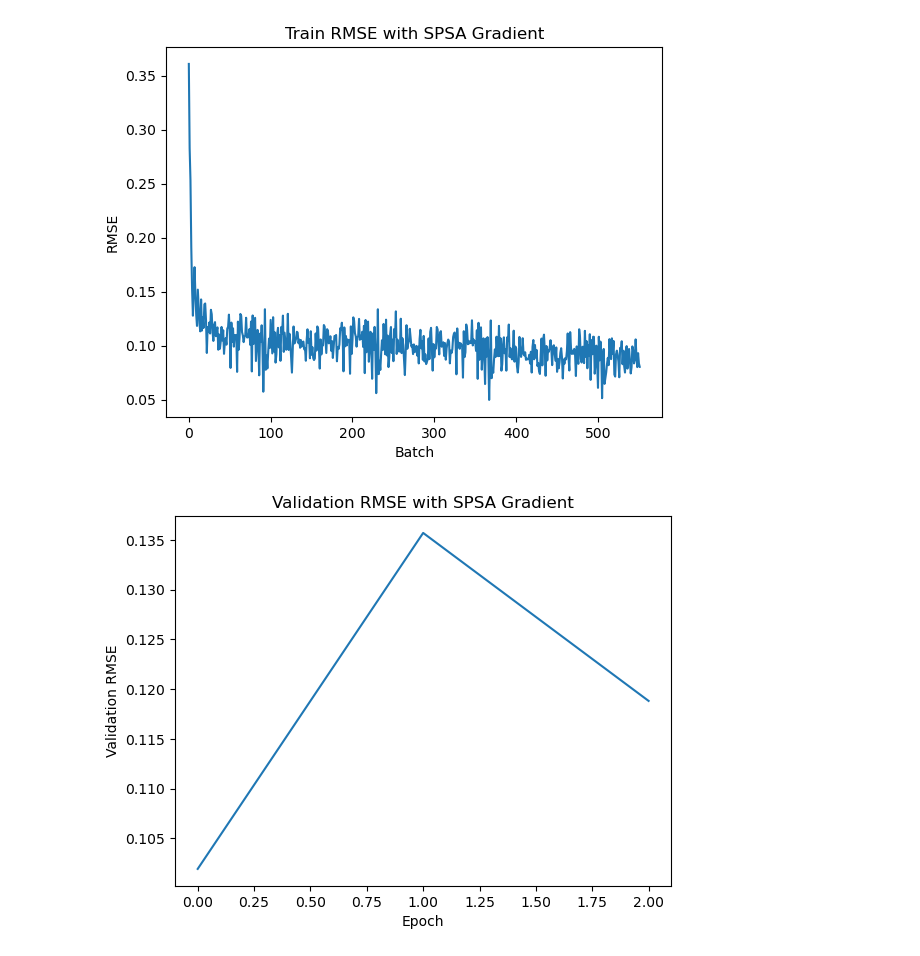
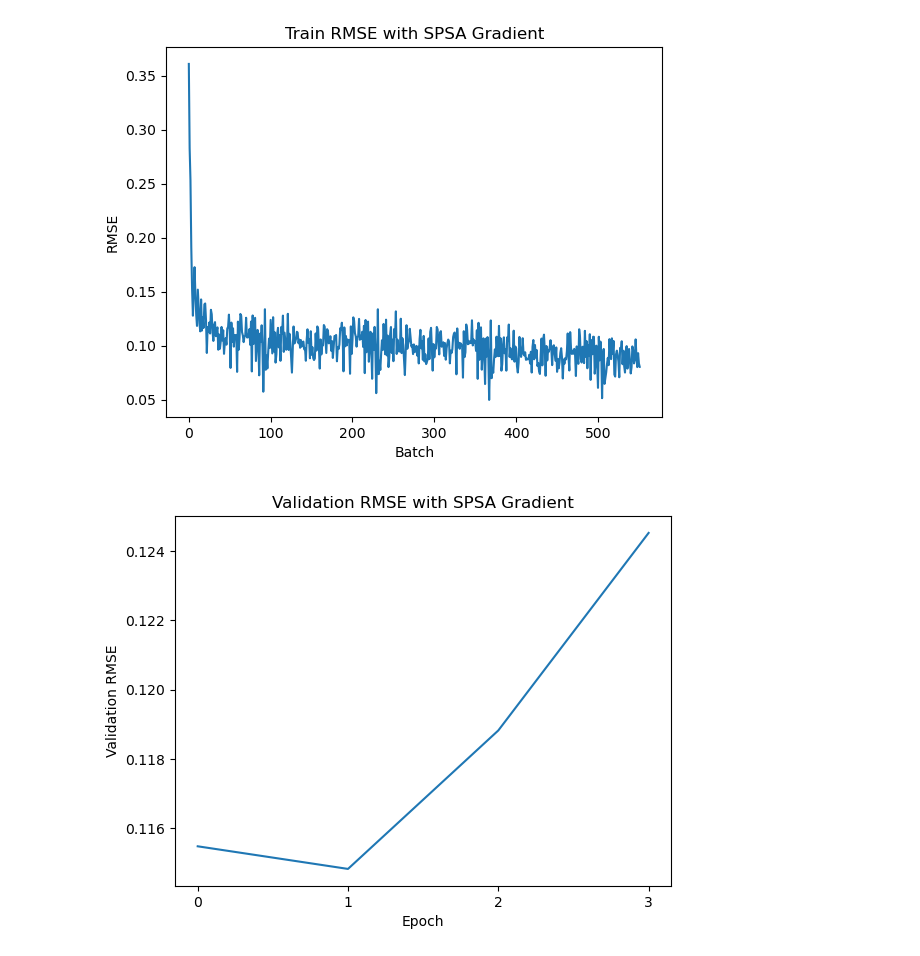
Before and after one commit to csce585-mlsystems/Trainable-QRNN, a Jupyter notebook: code/visual.ipynb, the cells around one changed output. Cells and saved outputs as stored; diff of their text form; code cells hidden in the pictures.

```diff
--- a/code/visual.ipynb
+++ b/code/visual.ipynb
@@ -18,12 +20,14 @@ plt.show()
 # %%
 #Plot validation loss
 plt.figure()
 val_losses = np.load('../results/simple_z/spsa_r1_oct22_lr007/val_losses.npy')
-plt.plot(val_losses[2])
+#val_losses = np.load('../results/server/val_losses.npy')
+plt.plot(val_losses[:,2])
 plt.xlabel('Epoch')
+plt.xticks(range(0, len(val_losses[:,2]), 1))
 plt.ylabel('Validation RMSE')
 plt.title('Validation RMSE with SPSA Gradient')
 #plt.savefig('../results/finite_r1_lr001_oct22/val_rmse_fdsa_diff_r1.pdf')
 plt.show()
 # %% [output]
-[figure, old version]
+[figure, new version]
```
Also changed, not shown: parts of 4 cells of this notebook, 9 other files.
